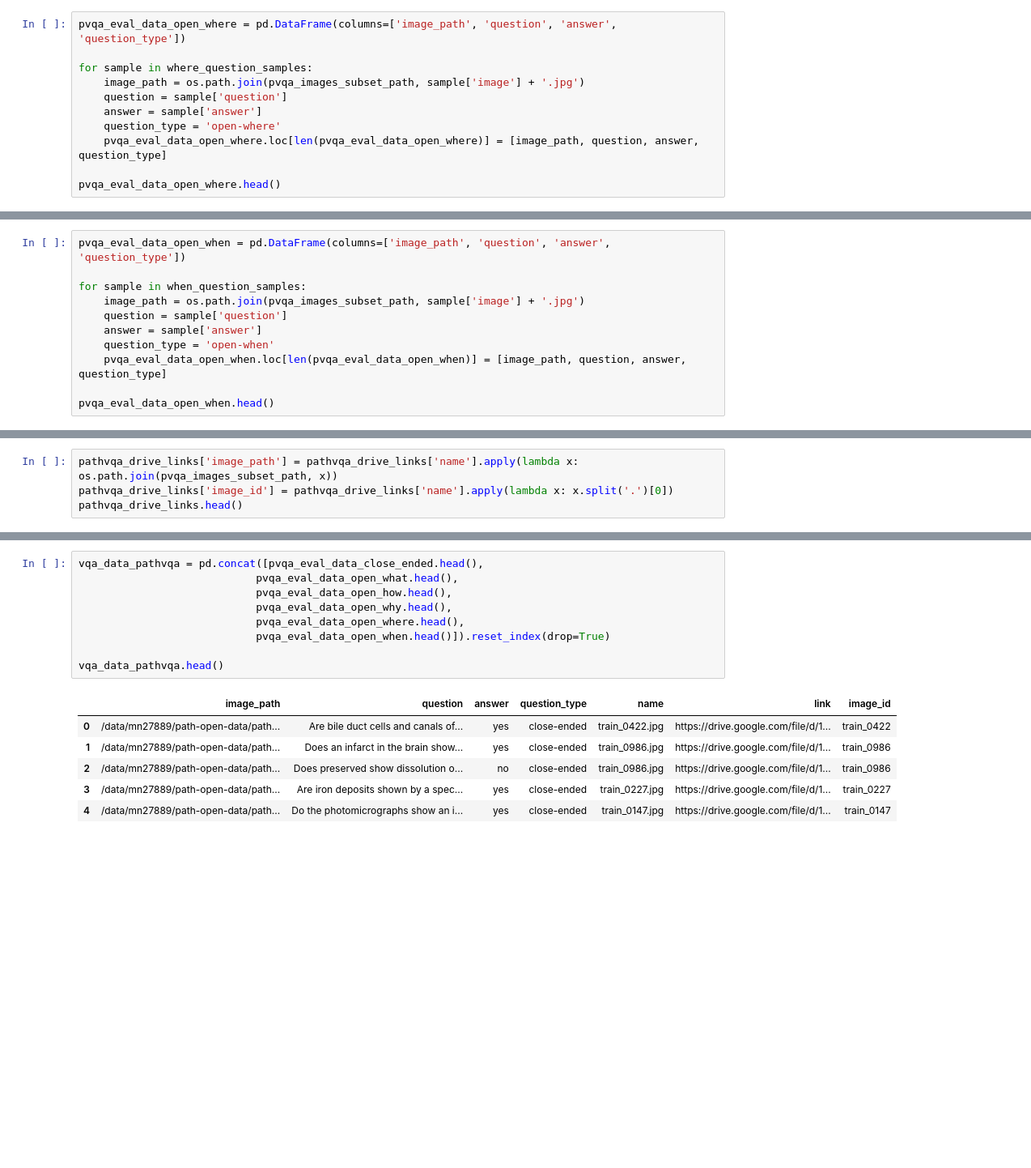
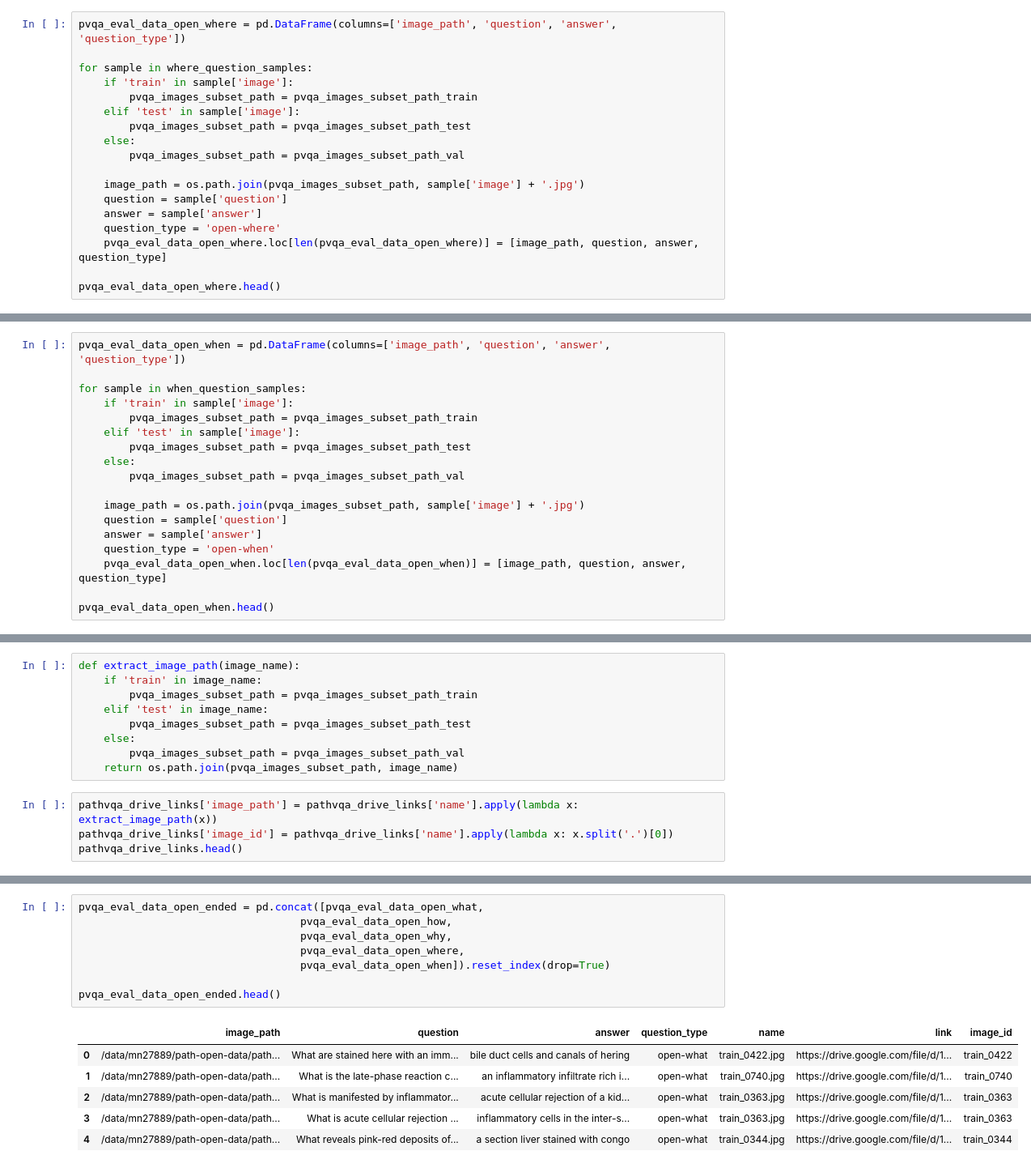
Before and after one commit to embedded-robotics/path-open-data, a Jupyter notebook: pathvqa_data_preparation.ipynb, the cells around one changed output, grey strips where cells are left out. Shown at 81% size. Drawn from its saved outputs; the diff is of its cells as text; blank space fills up the shorter version.

```diff
--- a/pathvqa_data_preparation.ipynb
+++ b/pathvqa_data_preparation.ipynb
@@ -208,6 +282,13 @@ Selecting all samples of Where Open-Ended
 pvqa_eval_data_open_where = pd.DataFrame(columns=['image_path', 'question', 'answer', 'question_type'])
 
 for sample in where_question_samples:
+    if 'train' in sample['image']:
+        pvqa_images_subset_path = pvqa_images_subset_path_train
+    elif 'test' in sample['image']:
+        pvqa_images_subset_path = pvqa_images_subset_path_test
+    else:
+        pvqa_images_subset_path = pvqa_images_subset_path_val
+
     image_path = os.path.join(pvqa_images_subset_path, sample['image'] + '.jpg')
     question = sample['question']
     answer = sample['answer']
@@ -228,6 +309,13 @@ Selecting all samples of When Open-Ended
 pvqa_eval_data_open_when = pd.DataFrame(columns=['image_path', 'question', 'answer', 'question_type'])
 
 for sample in when_question_samples:
+    if 'train' in sample['image']:
+        pvqa_images_subset_path = pvqa_images_subset_path_train
+    elif 'test' in sample['image']:
+        pvqa_images_subset_path = pvqa_images_subset_path_test
+    else:
+        pvqa_images_subset_path = pvqa_images_subset_path_val
+
     image_path = os.path.join(pvqa_images_subset_path, sample['image'] + '.jpg')
     question = sample['question']
     answer = sample['answer']
@@ -314,5 +406,14 @@ Changing the name of each file to complete path for correct mapping later on
+# %%
+def extract_image_path(image_name):
+    if 'train' in image_name:
+        pvqa_images_subset_path = pvqa_images_subset_path_train
+    elif 'test' in image_name:
+        pvqa_images_subset_path = pvqa_images_subset_path_test
+    else:
+        pvqa_images_subset_path = pvqa_images_subset_path_val
+    return os.path.join(pvqa_images_subset_path, image_name)
 # %%
-pathvqa_drive_links['image_path'] = pathvqa_drive_links['name'].apply(lambda x: os.path.join(pvqa_images_subset_path, x))
+pathvqa_drive_links['image_path'] = pathvqa_drive_links['name'].apply(lambda x: extract_image_path(x))
 pathvqa_drive_links['image_id'] = pathvqa_drive_links['name'].apply(lambda x: x.split('.')[0])
 pathvqa_drive_links.head()
 # %% [output]
@@ -385,18 +486,17 @@ pvqa_eval_data_open_when.head()
 # %% [markdown]
 Joining all these datasets into one dataframe to extract the final dataset to be used for evaluation of PathVQA
 # %%
-vqa_data_pathvqa = pd.concat([pvqa_eval_data_close_ended.head(),
-                            pvqa_eval_data_open_what.head(),
-                            pvqa_eval_data_open_how.head(),
-                            pvqa_eval_data_open_why.head(),
-                            pvqa_eval_data_open_where.head(),
-                            pvqa_eval_data_open_when.head()]).reset_index(drop=True)
+pvqa_eval_data_open_ended = pd.concat([pvqa_eval_data_open_what,
+                                   pvqa_eval_data_open_how,
+                                   pvqa_eval_data_open_why,
+                                   pvqa_eval_data_open_where,
+                                   pvqa_eval_data_open_when]).reset_index(drop=True)
 
-vqa_data_pathvqa.head()
+pvqa_eval_data_open_ended.head()
 # %% [output]
 |  | image_path | question | answer | question_type | name | link | image_id |
-| 0 | /data/mn27889/path-open-data/path... | Are bile duct cells and canals of... | yes | close-ended | train_0422.jpg | https://drive.google.com/file/d/1... | train_0422 |
-| 1 | /data/mn27889/path-open-data/path... | Does an infarct in the brain show... | yes | close-ended | train_0986.jpg | https://drive.google.com/file/d/1... | train_0986 |
-| 2 | /data/mn27889/path-open-data/path... | Does preserved show dissolution o... | no | close-ended | train_0986.jpg | https://drive.google.com/file/d/1... | train_0986 |
-| 3 | /data/mn27889/path-open-data/path... | Are iron deposits shown by a spec... | yes | close-ended | train_0227.jpg | https://drive.google.com/file/d/1... | train_0227 |
-| 4 | /data/mn27889/path-open-data/path... | Do the photomicrographs show an i... | yes | close-ended | train_0147.jpg | https://drive.google.com/file/d/1... | train_0147 |
+| 0 | /data/mn27889/path-open-data/path... | What are stained here with an imm... | bile duct cells and canals of hering | open-what | train_0422.jpg | https://drive.google.com/file/d/1... | train_0422 |
+| 1 | /data/mn27889/path-open-data/path... | What is the late-phase reaction c... | an inflammatory infiltrate rich i... | open-what | train_0740.jpg | https://drive.google.com/file/d/1... | train_0740 |
+| 2 | /data/mn27889/path-open-data/path... | What is manifested by inflammator... | acute cellular rejection of a kid... | open-what | train_0363.jpg | https://drive.google.com/file/d/1... | train_0363 |
+| 3 | /data/mn27889/path-open-data/path... | What is acute cellular rejection ... | inflammatory cells in the inter-s... | open-what | train_0363.jpg | https://drive.google.com/file/d/1... | train_0363 |
+| 4 | /data/mn27889/path-open-data/path... | What reveals pink-red deposits of... | a section liver stained with congo | open-what | train_0344.jpg | https://drive.google.com/file/d/1... | train_0344 |
```
Also changed, not shown: parts of 42 cells of this notebook, 4 other files.
